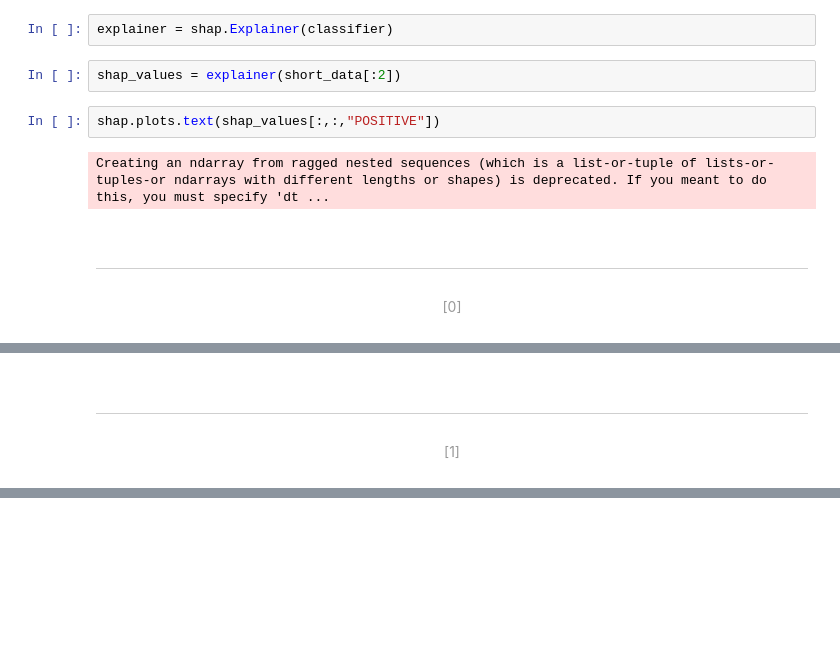
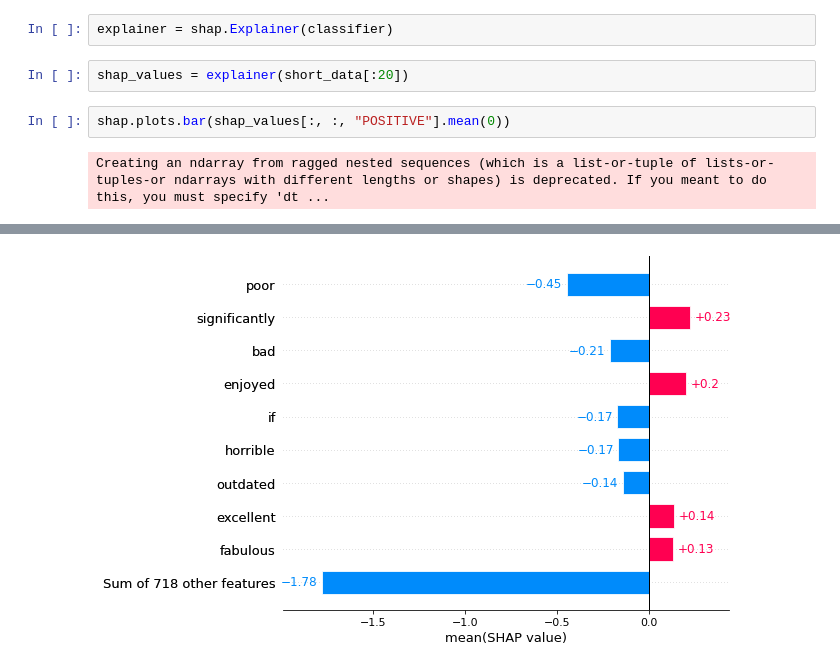
Before and after one commit to valfaro-v2/MagolegoTeamProject, a Jupyter notebook: Shap_try.ipynb, the cells around one changed output, grey strips where cells are left out. Drawn from its saved outputs; the diff is of its cells as text; blank space fills up the shorter version.

```diff
--- a/Shap_try.ipynb
+++ b/Shap_try.ipynb
@@ -59,9 +72,8 @@ No model was supplied, defaulted to distilbert-base-uncased-finetuned-sst-2-engl
 # %%
 explainer = shap.Explainer(classifier)
 # %%
-shap_values = explainer(short_data[:2])
+shap_values = explainer(short_data[:20])
 # %%
-shap.plots.text(shap_values[:,:,"POSITIVE"])
+shap.plots.bar(shap_values[:, :, "POSITIVE"].mean(0))
 # %% [output]
 Creating an ndarray from ragged nested sequences (which is a list-or-tuple of lists-or-tuples-or ndarrays with different lengths or shapes) is deprecated. If you meant to do this, you must specify 'dt ...
-[0]
@@ -69 +79,0 @@ Creating an ndarray from ragged nested sequences (which is a list-or-tuple of li
-[1]
@@ -70,0 +80 @@ Creating an ndarray from ragged nested sequences (which is a list-or-tuple of li
+[figure, added]
```
Also changed, not shown: parts of 2 cells of this notebook.
